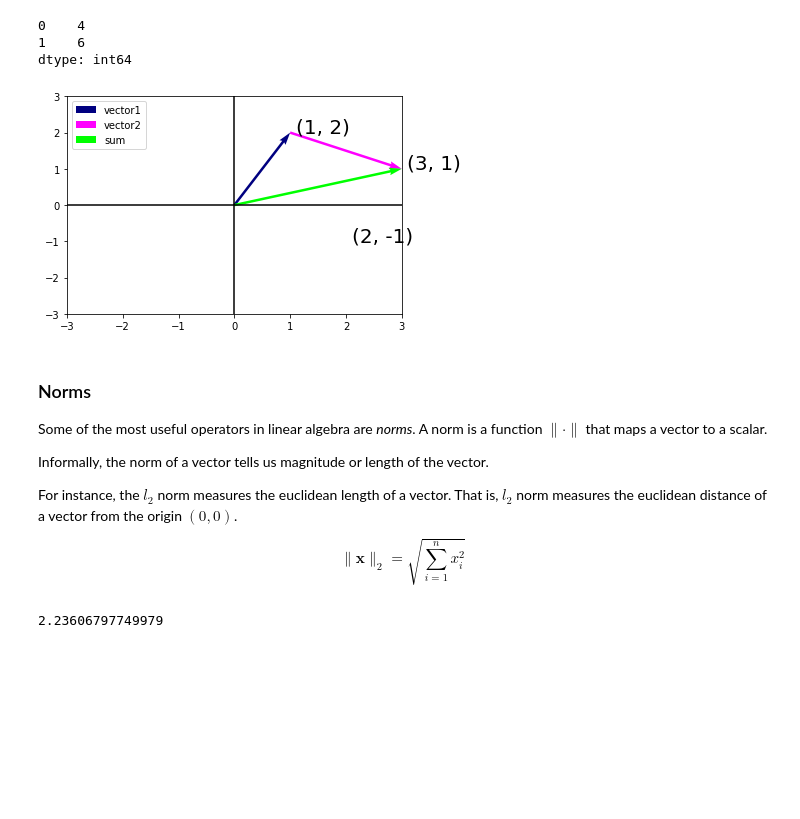
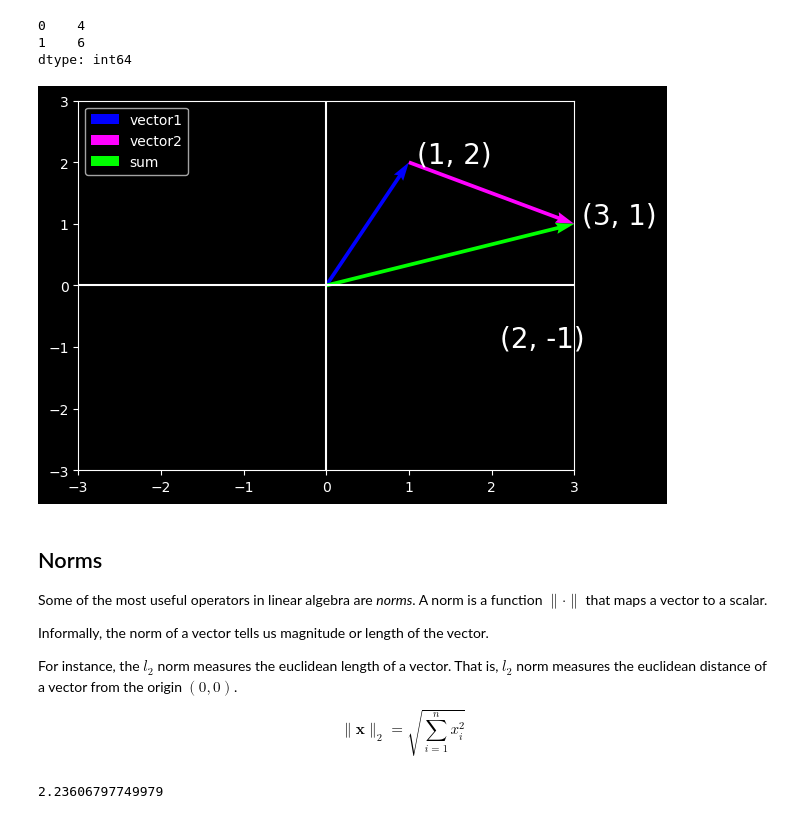
Before and after one commit to fahadsultan/csc272, a Jupyter notebook: linearalgebra/vectors.ipynb, the cells around one changed output. Cells and saved outputs as stored; diff of their text form; code cells hidden in the pictures; blank space fills up the shorter version.

```diff
--- a/linearalgebra/vectors.ipynb
+++ b/linearalgebra/vectors.ipynb
@@ -88,6 +28,8 @@ This geometric point of view allows us to consider the problem on a more abstrac
 # %%
 import pandas as pd
 from matplotlib import pyplot as plt
+
+plt.style.use('dark_background')
 
 plt.xlim(-3, 3)
 plt.ylim(-3, 3)
@@ -98,7 +40,7 @@ vector2 = [2, -1]
 displacement = 0.1
 
 # Plotting vector 1
-plt.scatter(x=vector1[0], y=vector1[1], color='navy');
+plt.scatter(x=vector1[0], y=vector1[1], color='blue');
 plt.text(x=vector1[0]+displacement, y=vector1[1], \
              s=f"(%s, %s)" % (vector1[0], vector1[1]), size=15);
 
@@ -108,8 +50,8 @@ plt.text(x=vector2[0]+displacement, y=vector2[1], \
              s=f"(%s, %s)" % (vector2[0], vector2[1]), size=15);
 
 # Plotting the x and y axes
-plt.axhline(0, color='black');
-plt.axvline(0, color='black');
+plt.axhline(0, color='white');
+plt.axvline(0, color='white');
 
 # Plotting the legend
 plt.legend(['vector1', 'vector2'], loc='upper left');
@@ -184,36 +128,36 @@ dtype: int64
 # %%
 vector1 = pd.Series([1, 2])
 vector2 = pd.Series([2, -1])
 sum = vector1 + vector2
 
 plt.xlim(-3, 3)
 plt.ylim(-3, 3)
 
 # Plotting vector 1
-plt.quiver(0, 0, vector1[0], vector1[1], scale=1, scale_units='xy', angles='xy', color='navy')
+plt.quiver(0, 0, vector1[0], vector1[1], scale=1, scale_units='xy', angles='xy', color='blue')
 plt.text(x=vector1[0]+displacement, y=vector1[1], \
              s=f"(%s, %s)" % (vector1[0], vector1[1]), size=20);
 
 # Plotting vector 2
 plt.quiver(vector1[0], vector1[1], vector2[0], vector2[1], scale=1, scale_units='xy', angles='xy', color='magenta')
 plt.text(x=vector2[0]+displacement, y=vector2[1], \
              s=f"(%s, %s)" % (vector2[0], vector2[1]), size=20);
 
 
 plt.quiver(0, 0, sum[0], sum[1], scale=1, scale_units='xy', angles='xy', color='lime')
 plt.text(x=sum[0]+displacement, y=sum[1], \
              s=f"(%s, %s)" % (sum[0], sum[1]), size=20);
 
 plt.legend(['vector1', 'vector2', 'sum'], loc='upper left');
 
 # Plotting the x and y axes
-plt.axhline(0, color='black');
-plt.axvline(0, color='black');
+plt.axhline(0, color='white');
+plt.axvline(0, color='white');
 # %% [output]
-[figure, old version]
+[figure, new version]
 # %% [markdown]
 
-### Norms
+## Norms
 
 Some of the most useful operators in linear algebra are _norms_. A norm is a function $\| \cdot \|$ that maps a vector to a scalar.
 
```
Also changed, not shown: parts of 13 cells of this notebook, 35 other files.
